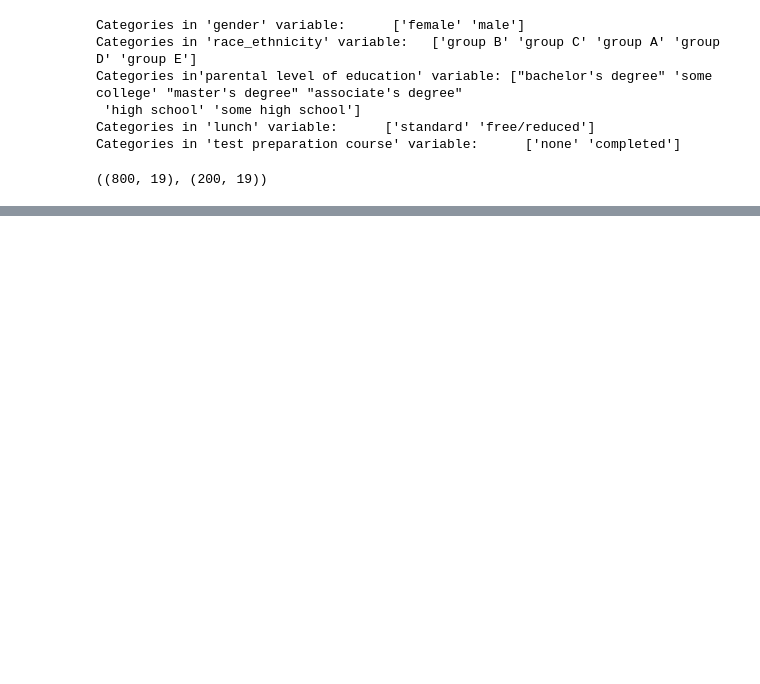
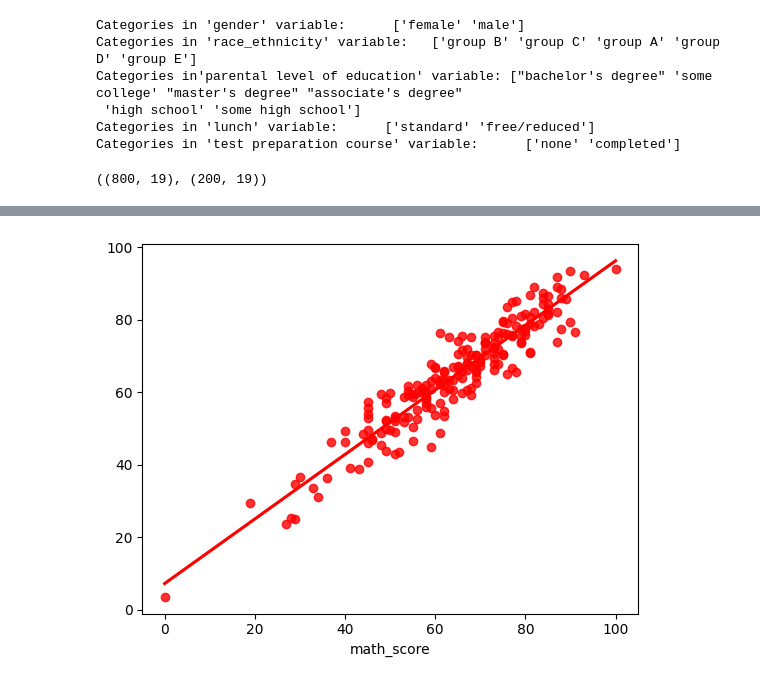
Before and after one commit to pulkittalwarmars/genericmlproject, a Jupyter notebook: src/notebook/model_trainer.ipynb, the cells around one changed output, grey strips where cells are left out. Cells and saved outputs as stored; diff of their text form; code cells hidden in the pictures; blank space fills up the shorter version.

```diff
--- a/src/notebook/model_trainer.ipynb
+++ b/src/notebook/model_trainer.ipynb
@@ -127,0 +174,4 @@ for i in range(len(list(models))):
+# %%
+sns.regplot(x=y_test,y=y_pred,ci=None,color ='red');
+# %% [output]
+[figure, added]
```
Also changed, not shown: parts of 5 cells of this notebook.
